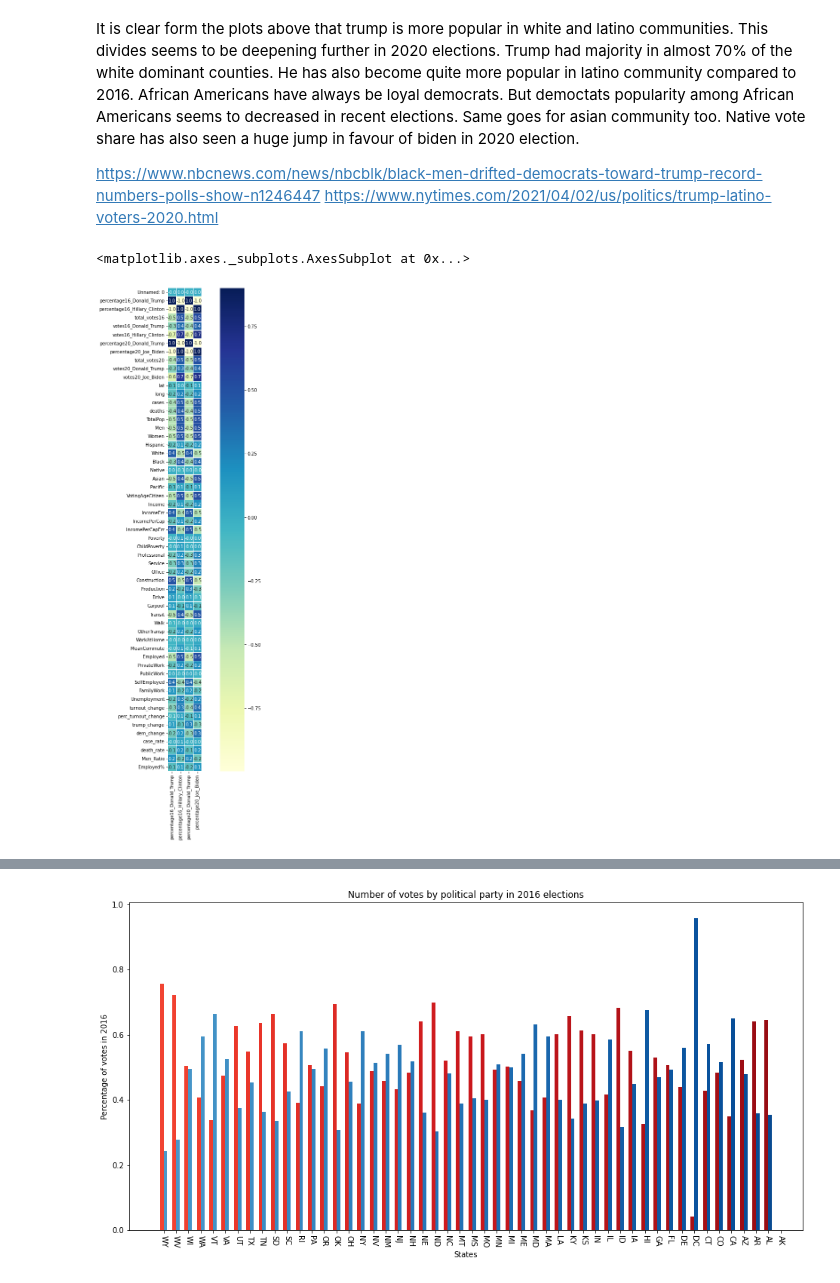
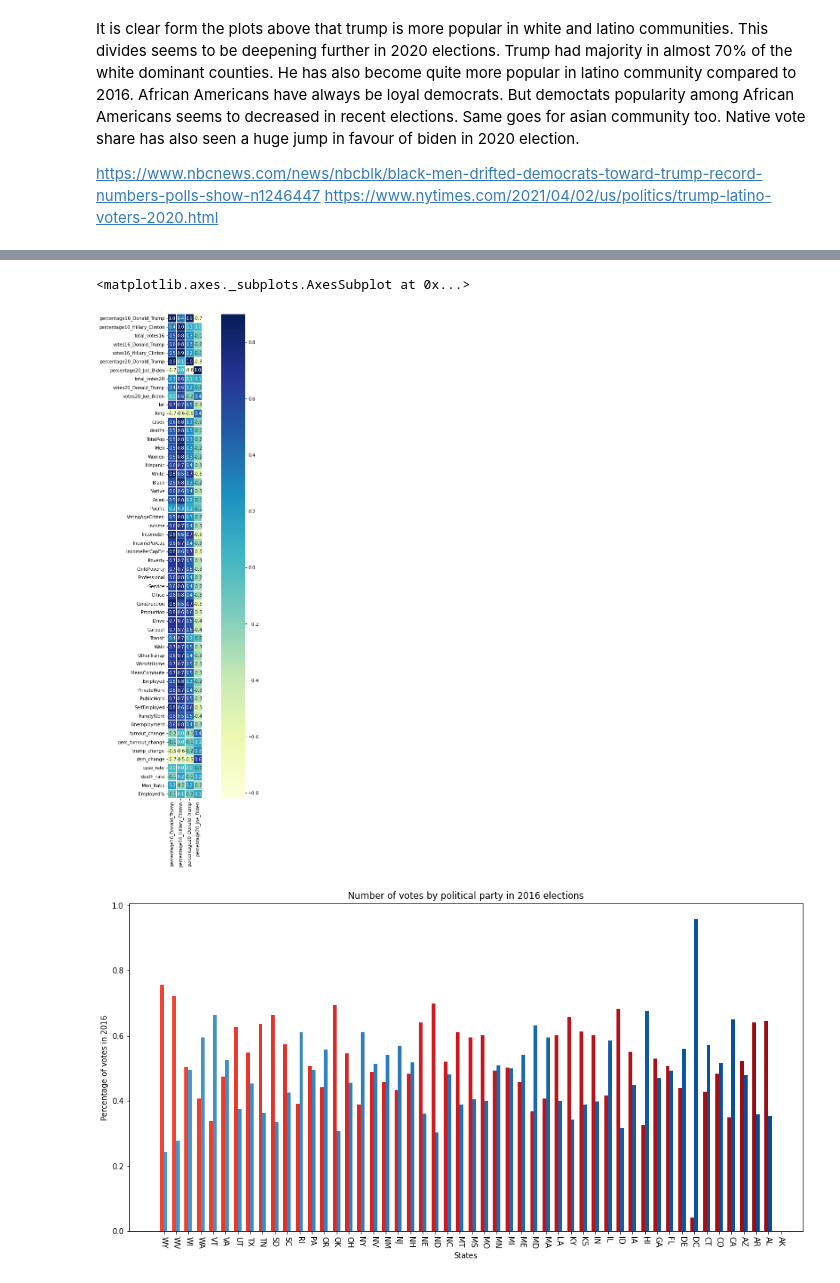
Before and after one commit to amiegirl/Arima_HDSC_winter_2022, a Jupyter notebook: Predicting_Influence_Update.ipynb, the cells around one changed output, grey strips where cells are left out. Saved outputs shown, nothing was run; the diff lists cells and outputs as text; code cells hidden in the pictures.

Commit message:
Arima Project Modelling and Visualisation_chloropeth

```diff
--- a/Predicting_Influence_Update.ipynb
+++ b/Predicting_Influence_Update.ipynb
@@ -238,15 +236,6 @@ It is clear form the plots above that trump is more popular in white and latino
 
 https://www.nbcnews.com/news/nbcblk/black-men-drifted-democrats-toward-trump-record-numbers-polls-show-n1246447
 https://www.nytimes.com/2021/04/02/us/politics/trump-latino-voters-2020.html
-# %%
-transform(df)
-SpearmanCorr = df.corr(method="spearman")
-x = SpearmanCorr[['percentage16_Donald_Trump', 'percentage16_Hillary_Clinton', 'percentage20_Donald_Trump', 'percentage20_Joe_Biden']]
-plt.figure(figsize=(15,20))
-sns.heatmap(x, vmax=.9, square=True, annot=True, linewidths=.3, cmap="YlGnBu", fmt='.1f')
-# %% [output]
-<matplotlib.axes._subplots.AxesSubplot at 0x...>
-[figure, removed]
 # %%
 new_df = pd.read_csv('/content/drive/MyDrive/county_statistics.csv')
 # %%
@@ -263,6 +252,15 @@ new_df.tail()
 |  | Uinta | 0.764 | 0.149 | 8053.0 | 6154.0 | ... |
 |  | Washakie | 0.784 | 0.143 | 3715.0 | 2911.0 | ... |
 |  | Weston | 0.869 | 0.088 | 3334.0 | 2898.0 | ... |
+# %%
+transform(new_df)
+SpearmanCorr = new_df.corr(method="spearman")
+x = SpearmanCorr[['percentage16_Donald_Trump', 'percentage16_Hillary_Clinton', 'percentage20_Donald_Trump', 'percentage20_Joe_Biden']]
+plt.figure(figsize=(15,20))
+sns.heatmap(x, vmax=.9, square=True, annot=True, linewidths=.3, cmap="YlGnBu", fmt='.1f')
+# %% [output]
+<matplotlib.axes._subplots.AxesSubplot at 0x...>
+[figure, added]
 # %%
 color_1 = plt.cm.Reds(np.linspace(0.6, 1, 66))
 color_2 = plt.cm.Blues(np.linspace(0.6, 1, 66))
```
Also changed, not shown: parts of 12 cells of this notebook.
